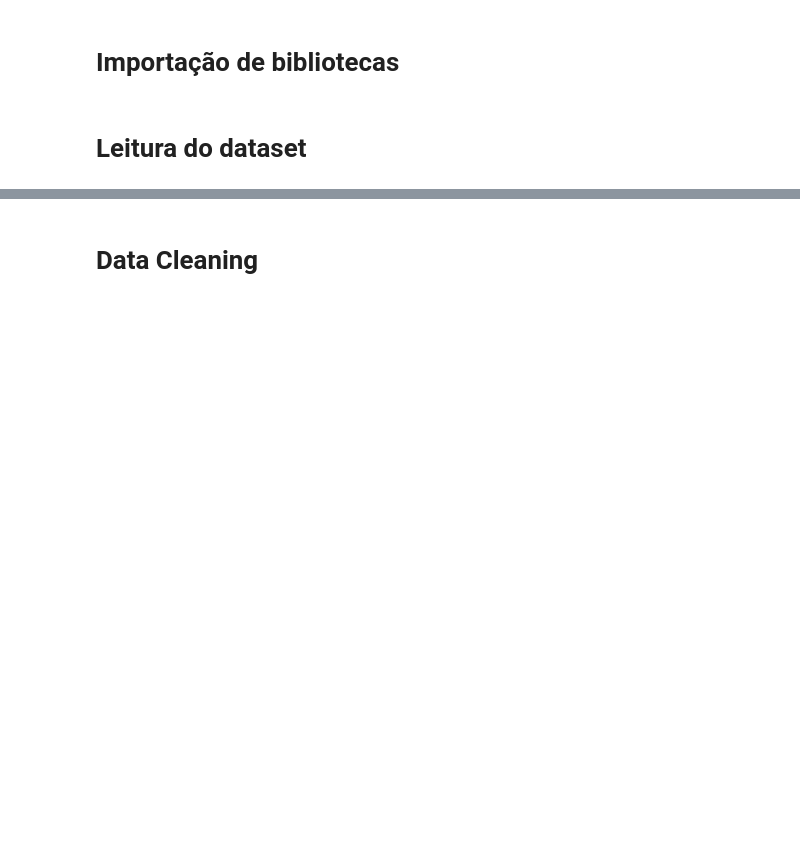
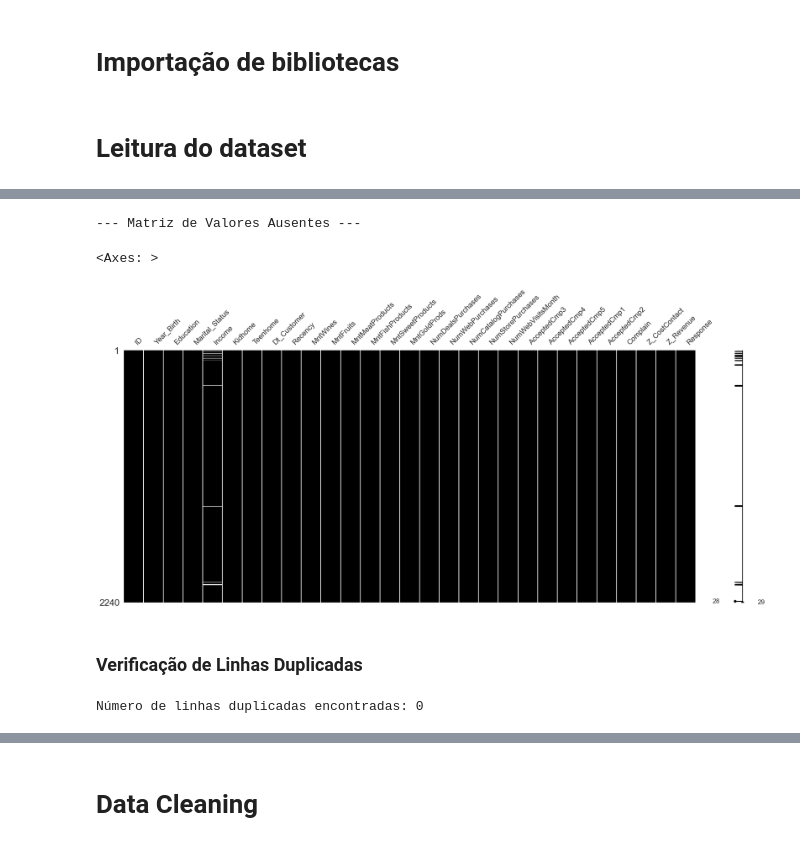
Before and after one commit to juniors719/customer_personality_clustering, a Jupyter notebook: customer_segmentation.ipynb, the cells around one changed output, grey strips where cells are left out. Cells and saved outputs as stored; diff of their text form; code cells hidden in the pictures; blank space fills up the shorter version.

Commit message:
primeira análise do dataset

```diff
--- a/customer_segmentation.ipynb
+++ b/customer_segmentation.ipynb
@@ -56,12 +56,39 @@ Este conjunto de dados é ideal para a tarefa de clusterização, pois não poss
 # %% [markdown]
 # Importação de bibliotecas
 # %%
+# Importação das bibliotecas para manipulação de dados, matemática e visualização
 import numpy as np
 import pandas as pd
 import matplotlib.pyplot as plt
 import seaborn as sns
-from matplotlib import colors
+
+# Importação das ferramentas de Machine Learning do Scikit-learn que serão usadas
+from sklearn.preprocessing import StandardScaler, LabelEncoder
+from sklearn.cluster import KMeans, AgglomerativeClustering, DBSCAN
+from sklearn.metrics import silhouette_score, davies_bouldin_score, calinski_harabasz_score
+from sklearn.decomposition import PCA
+from sklearn.manifold import TSNE
+
+# Importação de bibliotecas para ajudar com a visualização e avisos
+import warnings
+from scipy.cluster.hierarchy import dendrogram, linkage
+
+# --- CONFIGURAÇÕES GERAIS ---
+# Ignorar avisos de bibliotecas para um output mais limpo
+warnings.filterwarnings("ignore")
+# Define um estilo visual padrão para os gráficos
+sns.set_style("whitegrid")
+
+
+import missingno as mn
 # %% [markdown]
 # Leitura do dataset
 # %%
-df = pd.read_csv('marketing_campaign.csv', sep='\t')
+try:
+    # O arquivo 'marketing_campaign.csv' deve estar na mesma pasta que o seu notebook
+    df = pd.read_csv('marketing_campaign.csv', sep='\t')
+    print("--- Dataset Carregado com Sucesso! ---")
+    print(f"O dataset tem {df.shape[0]} linhas e {df.shape[1]} colunas.")
+except FileNotFoundError:
+    print("ERRO: O arquivo 'marketing_campaign.csv' não foi encontrado.")
+    print("Por favor, certifique-se de que o arquivo está na mesma pasta que o seu notebook.")
@@ -83,0 +194,15 @@ df.head()
+# %%
+# Visualizar a matriz de valores ausentes
+print("\n\n--- Matriz de Valores Ausentes ---")
+mn.matrix(df,color = (0,0,0))
+# %% [output]
+--- Matriz de Valores Ausentes ---
+<Axes: >
+[figure, added]
+# %% [markdown]
+###  Verificação de Linhas Duplicadas
+# %%
+num_duplicados = df.duplicated().sum()
+print(f"Número de linhas duplicadas encontradas: {num_duplicados}")
+# %% [output]
+Número de linhas duplicadas encontradas: 0
```
Also changed, not shown: parts of 11 cells of this notebook.
